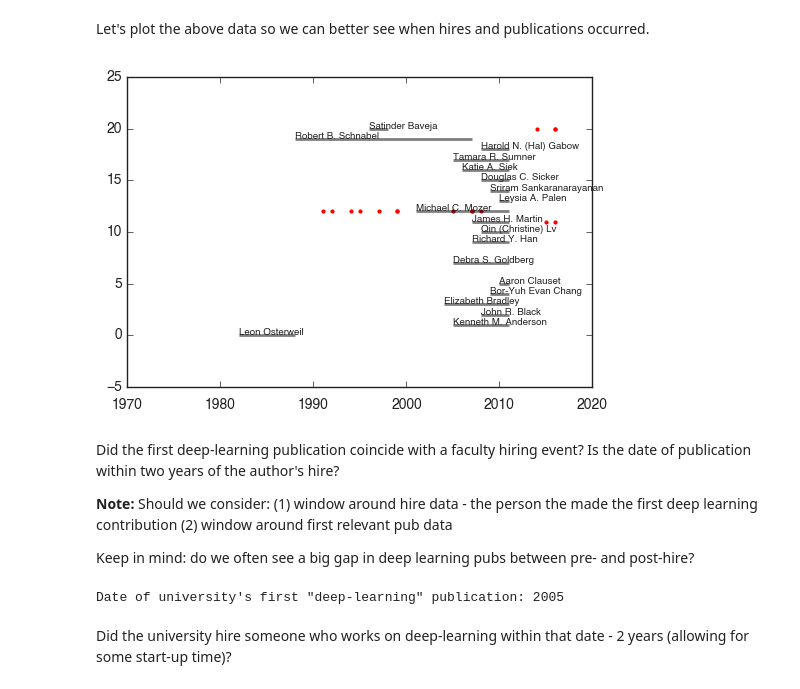
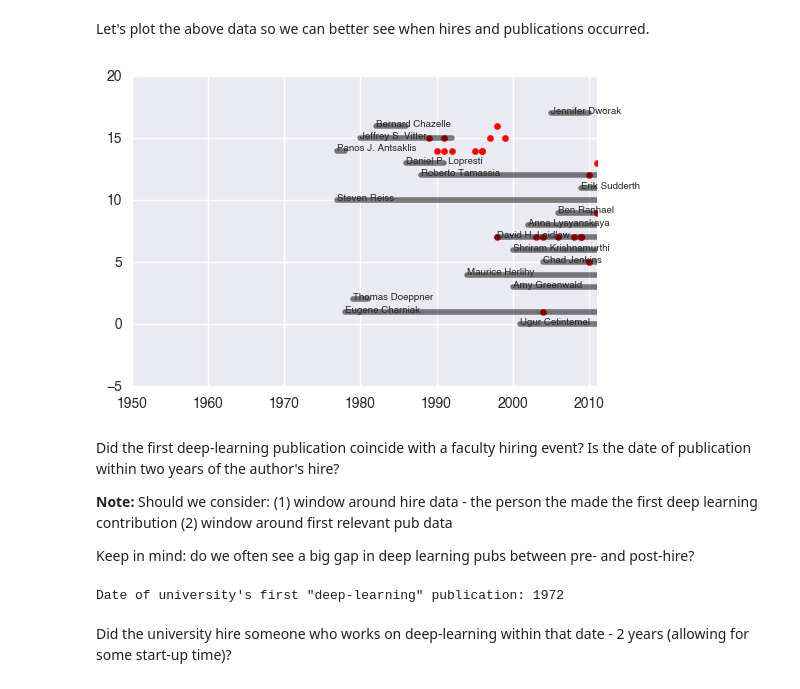
Before and after one commit to dimecon/faculty_hiring, a Jupyter notebook: notebooks-productivity/Spread+of+Research+Ideas.ipynb, the cells around one changed output. Drawn from its saved outputs; the diff is of its cells as text; code cells hidden in the pictures.

Commit message:
Use full career when possible, add more keywords

```diff
--- a/notebooks-productivity/Spread+of+Research+Ideas.ipynb
+++ b/notebooks-productivity/Spread+of+Research+Ideas.ipynb
@@ -26,14 +30,26 @@ inst = institution_parser.parse_institution_records(open(inst_file))
 asst_faculty = load.load_assistant_profs(open(faculty_file), inst, ranking='pi')
 load.load_all_publications(asst_faculty, dblp_dir)
 # %%
-deep_learning_keywords = ["artificial neural network", "ANN", "convolutional neural network", "CNN", "neural",
-                          "recurrent neural network", "RNN", "perceptron", "back propagation", "backpropagation",
-                          "deep learning", "deep-learning", "stochastic gradient descent", "SGD", "LSTM",
+deep_learning_keywords = ["ANN", "convolutional", "CNN", "neural", "recurrent", "RNN", "perceptron", "deep learning",
+                          "deep-learning", "recursive", "stochastic gradient descent", "SGD", "LSTM", "tensor",
                           "long short-term memory", "GAN", "generative adversarial network", "theano", "tensorflow",
                           "siamese network", "alexnet", "neuron", "neural network", "recurrent", "recursive",
-                          "attention", "keras", "word embedding", "deep belief network", "drop out", "word2vec",
+                          "attention", "keras", "word embedding", "deep belief net", "drop out", "word2vec",
                           "sequence-to-sequence", "deep reinforcement learning", "deep neural network", "DNN",
-                          "boltzmann machine", "recursive auto-encoding", "recursive autoencoding", "hidden layer"]
+                          "boltzmann machine", "recursive auto-encoding", "recursive autoencoding", "hidden layer",
+                          "convnet", "rectified linear unit", "relu", "pooling", "gated recurrent unit", "gru",
+                          "multilayer perceptron", "mlp", "autoencoder", "auto-encoder", "activation function",
+                          "affine layer", "backprop", "back-prop", "back prop", "bptt", "dropout", "epoch",
+                          "feedforward", "feed-forward", "neural machine translation", "nmt", "neural turing machine",
+                          "ntm", "global vectors for word representation", "glove", "actor-critic", "deepmind",
+                          "backtracking", "semi-supervised", "ladder network", "hyper parameter",
+                          "neural network-based", "zf net", "dense layer", "adadelta", "adagrad", "adam",
+                          "average-pooling", "batch normalization", "bidirectional rnn", "bidirectional recurrent",
+                          "caffe", "categorical cross-entropy loss", "channel", "dbn", "deep dream",
+                          "exploding gradient", "gradient clipping", "googlenet", "highway layer", "imagenet",
+                          "ilsvrc", "inception module", "max-pooling", "max pooling", "noise-contrastive estimation",
+                          "noise contrastive estimation", "restricted boltzmann", "rbn", "recursive neural network",
+                          "resnet", "rmsprop", "seq2seq","softmax", "vanishing gradient", "vgg", "neuro"]
 # %% [markdown]
 **Note:** How will these results differ based on domain? Any other domains to consider?
 # %% [markdown]
@@ -76 +95,3 @@ faculty_at_institution(place)[12].dblp_pubs
+# %%
+place = 'Brown University'
 # %%
@@ -96,19 +130,22 @@ for f in faculty_at_institution(place):
 # %% [markdown]
 Let's plot the above data so we can better see when hires and publications occurred.
 # %%
-for i, person in enumerate(hires_and_publications):
-    if not person["start"]:
-        continue
-    plt.plot([person["start"], person["end"]], [i, i], linewidth=2, color = 'k', alpha = .5)
-    plt.text(person["start"], i, person["facultyName"], fontsize=7)
+def plot_careers(place):
+    i = 0
+    for person in get_hires_and_publications(place):
+        plt.plot([person["start"], person["end"]], [i, i], linewidth= 4, color = 'k', alpha = .5)
+        plt.text(person["start"], i, person["facultyName"], fontsize=7)
 
-    if len(person['pubs']) > 0:
-        plt.scatter(person['pubs'], [i]*len(person['pubs']), s = 4, color = 'r')
+        if len(person['pubs']) > 0:
+            plt.scatter(person['pubs'], [i]*len(person['pubs']), s = 20, color = 'r')
+        i += 1
 
-plt.xlim(1970, 2020)
-plt.show()
+    plt.xlim(1950, 2011)
+    plt.show()
+
+plot_careers(place)
 # %% [output]
-[figure, old version]
+[figure, new version]
 # %% [markdown]
 Did the first deep-learning publication coincide with a faculty hiring event? Is the date of publication within two years of the author's hire?
 
@@ -118,18 +155,22 @@ Did the first deep-learning publication coincide with a faculty hiring event? Is
 
 Keep in mind: do we often see a big gap in deep learning pubs between pre- and post-hire?
 # %%
-first_date = 2020;
-for i, person in enumerate(hires_and_publications):
-    if not person["start"] and len(person['pubs']) == 0:
-        continue
+def date_of_first_pub(place):
+    first_date = 2011;
+    for i, person in enumerate(get_hires_and_publications(place)):
+        if person["start"] == None and len(person['pubs']) == 0:
+            continue
 
-    for pub in person["pubs"]:
-        if pub >= person["start"] and pub < person["end"]:
-            first_date = min(first_date, pub)
+        for pub in person["pubs"]:
+            if pub >= person["start"] and pub <= person["end"]:
+                first_date = min(first_date, pub)
 
+    return first_date
+
+first_date = date_of_first_pub(place);
 print "Date of university's first \"deep-learning\" publication: {0}".format(first_date)
 # %% [output]
-Date of university's first "deep-learning" publication: 2005
+Date of university's first "deep-learning" publication: 1972
 # %% [markdown]
 Did the university hire someone who works on deep-learning within that date - 2 years (allowing for some start-up time)?
 # %%
```
Also changed, not shown: parts of 10 cells of this notebook.
